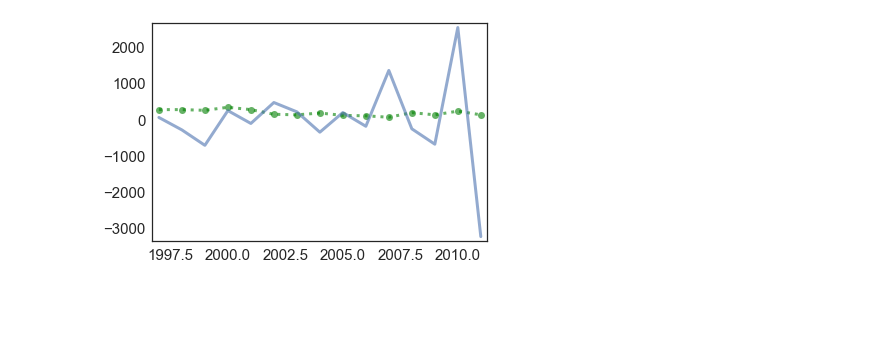
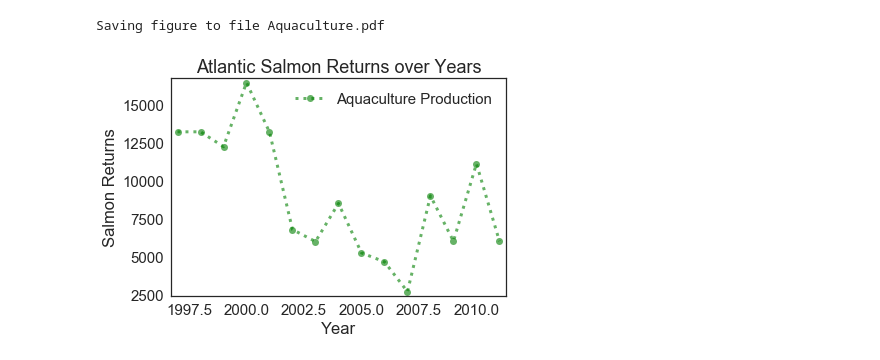
Before and after one commit to QingmuDeng/Project-1, a Jupyter notebook: Project One.ipynb, the cells around one changed output. Drawn from its saved outputs; the diff is of its cells as text; code cells hidden in the pictures; blank space fills up the shorter version.

```diff
--- a/Project One.ipynb
+++ b/Project One.ipynb
@@ -39,9 +41,15 @@ plot(aqua_prdt.index, aqua_prdt.production*.01, 'go:')
 # %%
 newfig()
-plot(aqua_prdt.index, aqua_prdt.production/50, 'go:')
-plot(aqua_prdt.index, differ)
+#plot(aqua_prdt.index, aqua_prdt.production/50, 'go:')
+#plot(aqua_prdt.index, differ)
+plot(aqua_prdt.index, aqua_prdt.production, 'go:', label = 'Aquaculture Production')
+decorate(title = 'Atlantic Salmon Returns over Years',
+         xlabel = 'Year',
+         ylabel = 'Salmon Returns')
+savefig('Aquaculture.pdf')
 # %% [output]
+Saving figure to file Aquaculture.pdf
-[figure, old version]
+[figure, new version]
 # %%
 a = np.random.rand(1, 5)
 # %%
```
Also changed, not shown: parts of 12 cells of this notebook, 9 other files.
